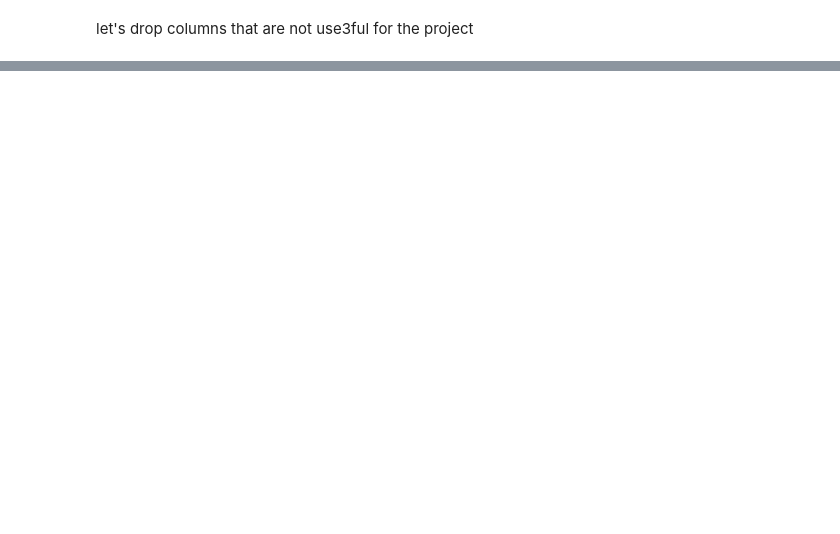
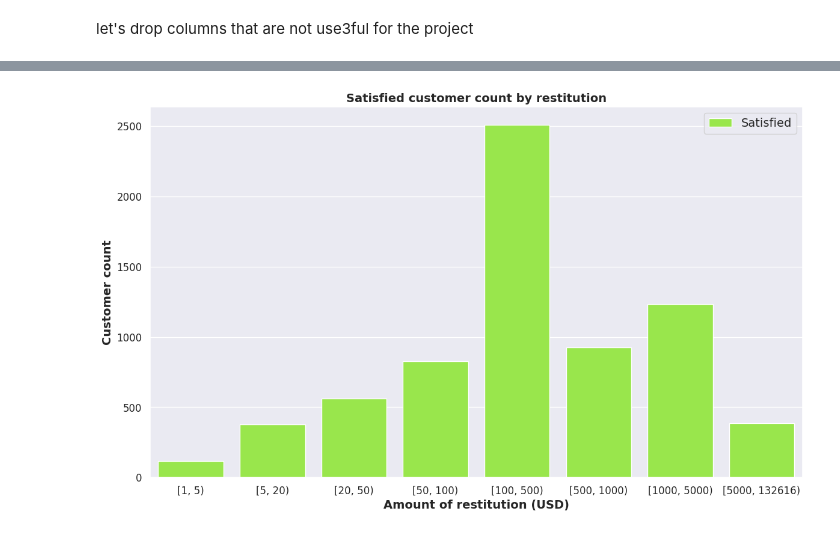
Before and after one commit to waheeb123/Covid_test, a Jupyter notebook: work_on_final_project.ipynb, the cells around one changed output, grey strips where cells are left out. Cells and saved outputs as stored; diff of their text form; code cells hidden in the pictures; blank space fills up the shorter version.

```diff
--- a/work_on_final_project.ipynb
+++ b/work_on_final_project.ipynb
@@ -164,3 +175,0 @@ dtype: int64
-# %%
-# Dropping rows with missing values
-df.dropna(inplace=True)
@@ -175,0 +553,9 @@ df.head()
+# %%
+# Change format to float
+df_satisfied['Restitution'] = df_satisfied['Restitution'].astype(float)
+
+# Select values
+df_satisfied = df_satisfied.loc[df_satisfied['Restitution'] > 0]
+
+# Check percentiles
+df_satisfied['Restitution'].describe(percentiles=[.25, .5, .75, .99])
@@ -175,0 +584,9 @@ df.head()
+# %%
+# define restitution bins
+bins = [1, 5, 20, 50, 100, 500, 1000, 5000, 132616]
+
+# add bins to the dataframe as column
+df_satisfied['Bins'] = pd.cut(df_satisfied['Restitution'], bins, right=False, duplicates = 'drop')
+
+# show unique values
+df_satisfied['Bins'].unique()
@@ -175,0 +614,23 @@ df.head()
+# %%
+# set plot size etc.
+colors = ["#99ff33"]
+font_size = 14
+label_size = 12
+sns.set(rc={'figure.figsize':(14,8)},
+        font='verdana', palette=colors)
+
+# set plot parameters
+plot = sns.countplot(x = 'Bins',
+              data = df_satisfied,
+              hue = 'IsSatisfied')
+
+# set plot title etc.
+plot.axes.set_title("Satisfied customer count by restitution",fontsize=font_size, weight='bold')
+plot.set_xlabel("Amount of restitution (USD)",fontsize=font_size, weight='bold')
+plot.set_ylabel("Customer count",fontsize=font_size, weight='bold')
+plot.tick_params(labelsize=label_size)
+plot.legend(loc='upper right', fontsize=font_size, labels=["Satisfied"])
+
+# show plot
+plt.show()
+# %% [output]
@@ -175,0 +654 @@ df.head()
+[figure, added]
```
Also changed, not shown: parts of 51 cells of this notebook.
